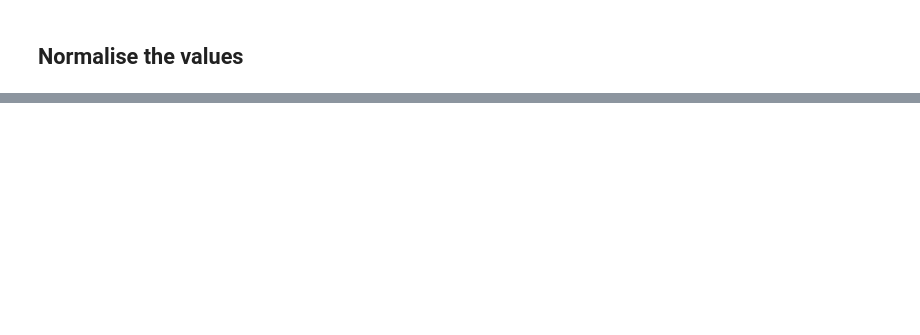
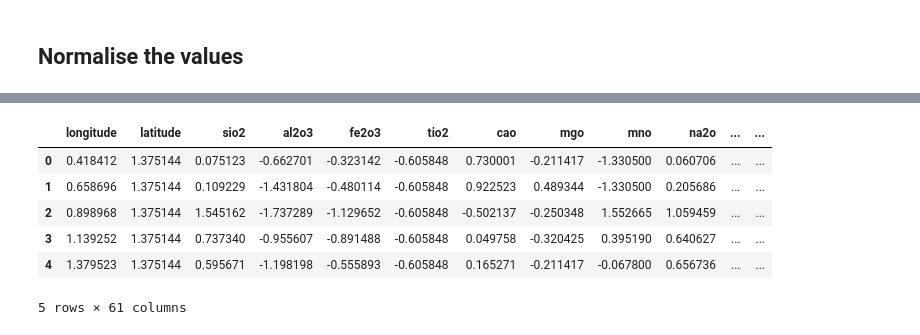
Before and after one commit to Ashish-Sasna/CMT-GSC-AI, a Jupyter notebook: Stream sediments.ipynb, the cells around one changed output, grey strips where cells are left out. Cells and saved outputs as stored; diff of their text form; code cells hidden in the pictures; blank space fills up the shorter version.

```diff
--- a/Stream sediments.ipynb
+++ b/Stream sediments.ipynb
@@ -133,0 +329,10 @@ norm_str_sed_data = pd.DataFrame(norm_data, index=str_sed_data, col)
+# %%
+norm_str_sed_data.head()
+# %% [output]
+|  | longitude | latitude | sio2 | al2o3 | fe2o3 | tio2 | cao | mgo | mno | na2o | ... | ... |
+| 0 | 0.418412 | 1.375144 | 0.075123 | -0.662701 | -0.323142 | -0.605848 | 0.730001 | -0.211417 | -1.330500 | 0.060706 | ... | ... |
+| 1 | 0.658696 | 1.375144 | 0.109229 | -1.431804 | -0.480114 | -0.605848 | 0.922523 | 0.489344 | -1.330500 | 0.205686 | ... | ... |
+| 2 | 0.898968 | 1.375144 | 1.545162 | -1.737289 | -1.129652 | -0.605848 | -0.502137 | -0.250348 | 1.552665 | 1.059459 | ... | ... |
+| 3 | 1.139252 | 1.375144 | 0.737340 | -0.955607 | -0.891488 | -0.605848 | 0.049758 | -0.320425 | 0.395190 | 0.640627 | ... | ... |
+| 4 | 1.379523 | 1.375144 | 0.595671 | -1.198198 | -0.555893 | -0.605848 | 0.165271 | -0.211417 | -0.067800 | 0.656736 | ... | ... |
+5 rows × 61 columns
```
Also changed, not shown: parts of 30 cells of this notebook.
